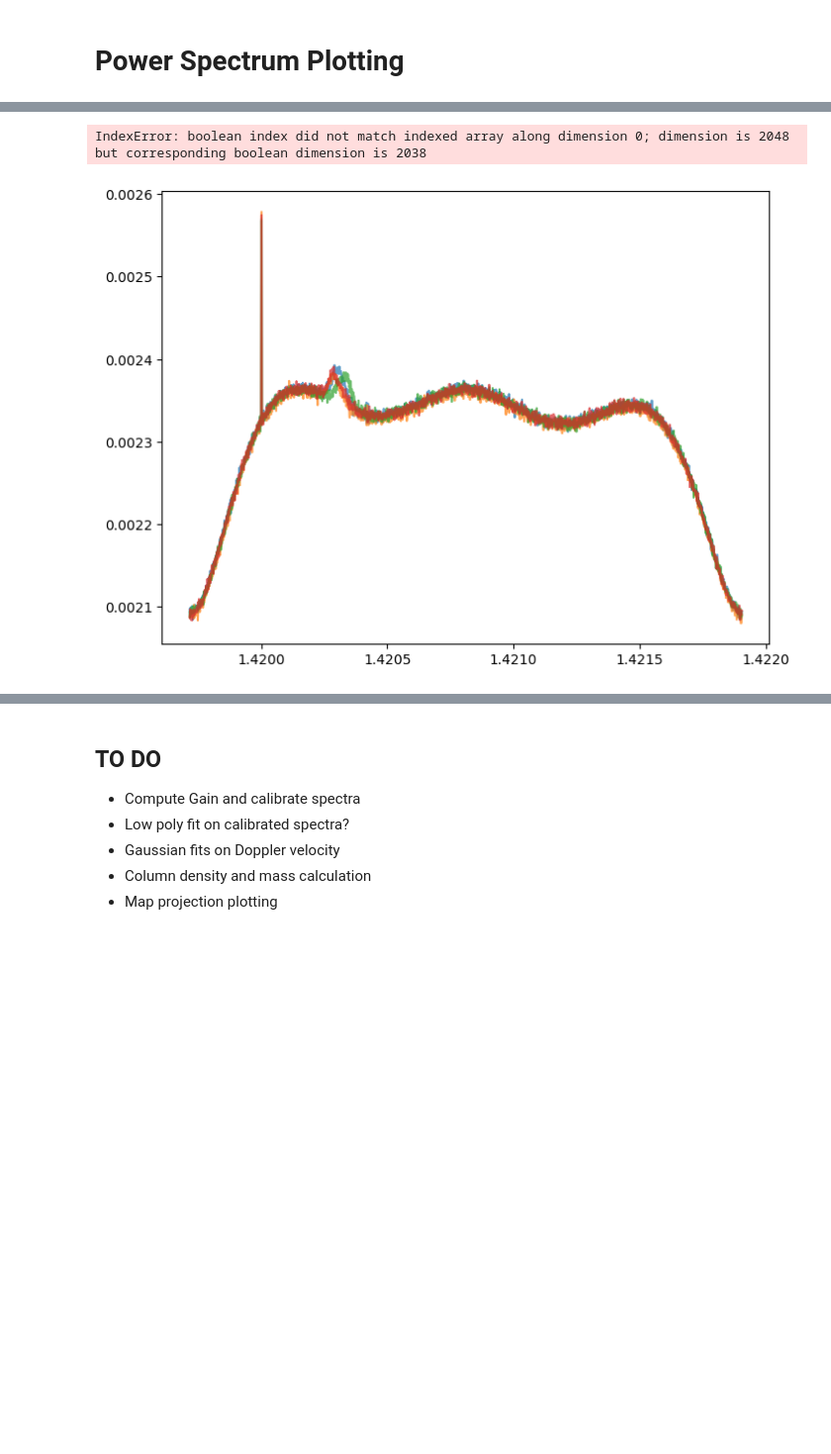
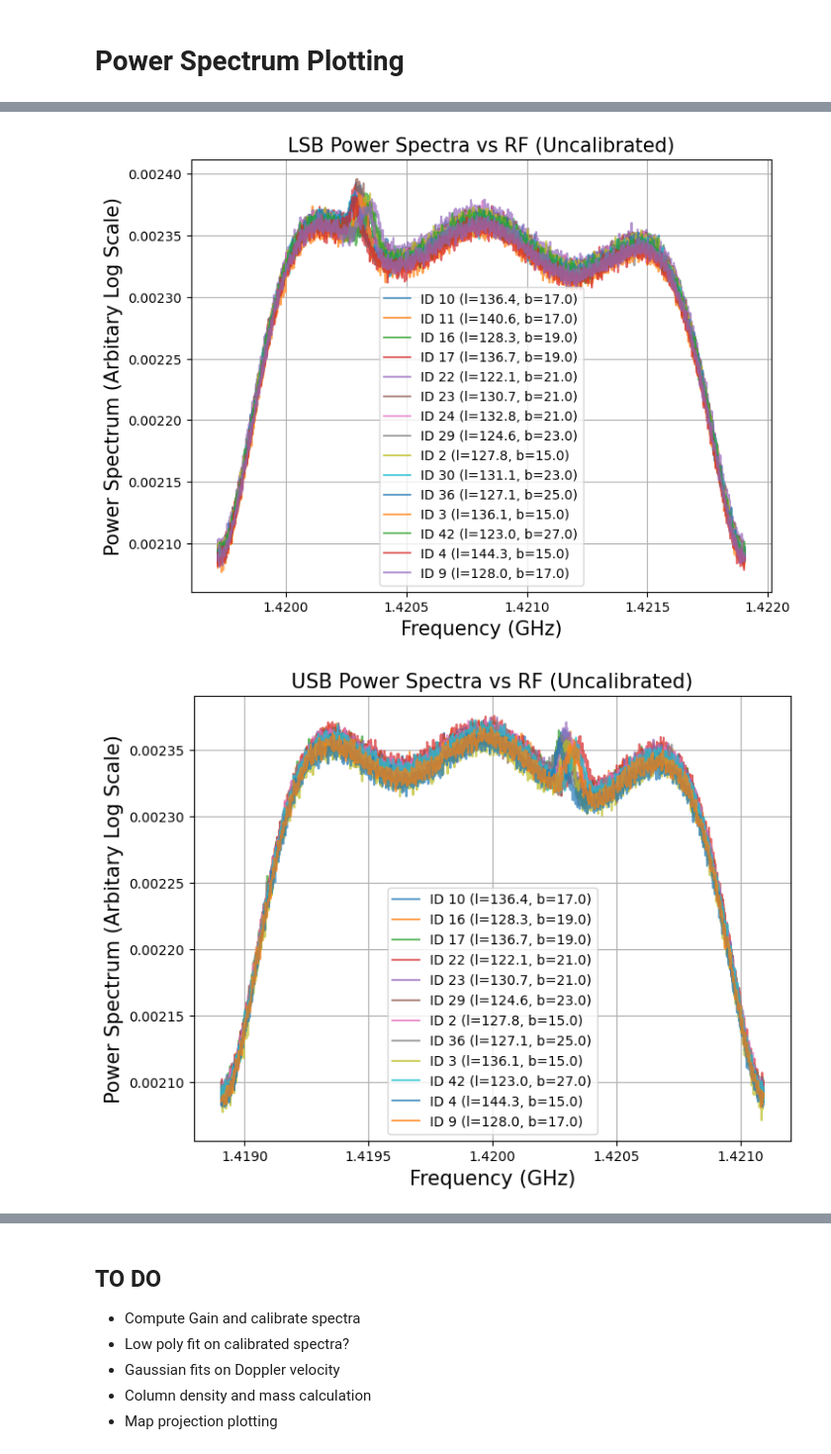
Before and after one commit to Brandon102002/ugastro, a Jupyter notebook: lab_4_analysis.ipynb, the cells around one changed output, grey strips where cells are left out. Shown at 99% size. Drawn from its saved outputs; the diff is of its cells as text; code cells hidden in the pictures; blank space fills up the shorter version.

```diff
--- a/lab_4_analysis.ipynb
+++ b/lab_4_analysis.ipynb
@@ -170,18 +170,17 @@ def plot_power_spectra(points, which="USB", LO=LO_USB, spike_mask_range=None, no
 
     freqs = fftfreq(WINDOW, 1/SAMPLE_RATE) + LO
     freqs = fftshift((freqs))[bounds[0]:bounds[1]]
-    #freqs = freqs[bounds[0]:bounds[1]]
 
     for point in points:
         spectrum = getattr(point, which)
         if spectrum is None:
             continue    # Skip
 
-        if spike_mask_range and (point.id in (9, 22)):
-            spectrum = mask_and_resample_spike(freqs, spectrum, spike_mask_range)
         spectrum = spectrum - np.mean(spectrum) if normalize else spectrum
         spectrum = fftshift(np.log(spectrum[bounds[0]:bounds[1]]))
-        #spectrum = np.log(spectrum[bounds[0]:bounds[1]])
+        if spike_mask_range:
+            spectrum = mask_and_resample_spike(freqs, spectrum, spike_mask_range)
+
         label = f"ID {point.id} (l={point.l:.1f}, b={point.b:.1f})"
         plt.plot(freqs / 1e9, spectrum / 4e3, label=label, alpha=0.7)
 
@@ -190,7 +189,8 @@ def plot_power_spectra(points, which="USB", LO=LO_USB, spike_mask_range=None, no
     #plt.yscale("log")
     plt.xlim(xlim)
     plt.ylim(ylim)
-    plt.legend(fontsize=legendSize)
+    #plt.legend(fontsize=legendSize)
+    plt.legend()
     title_label = "(Normalized)" if normalize else "(Uncalibrated)"
     plt.title(f"{which} Power Spectra vs RF {title_label}", size=titleSize)
     plt.grid()
@@ -223,7 +223,7 @@ def mask_and_resample_spike(freqs, spectrum, spike_range):
 
     return cleaned
 
-mask = (1.41995e9, 1.42005e9)
+mask = (1.419995e9, 1.420005e9)
 plot_power_spectra(data_4_25[0]["normal"], which="USB", LO=LO_USB)
 plot_power_spectra(data_4_25[0]["normal"], which="LSB", LO=LO_LSB, spike_mask_range=mask)
 plot_power_spectra(data_4_25[0]["calibration"], which="USB", LO=LO_USB)
@@ -232,5 +232,5 @@ plot_power_spectra(data_4_25[0]["calibration"], which="USB", LO=LO_USB)
-IndexError: boolean index did not match indexed array along dimension 0; dimension is 2048 but corresponding boolean dimension is 2038
-[figure, old version]
+[figure, new version]
+[figure, added]
 # %%
 def onlineOfflineSpectra(points, normalize=False) -> Dict[Tuple[float, float], Dict[str, np.ndarray]]:
     temp_storage: Dict[Tuple[float, float], Dict[str, np.ndarray]] = {}
```
Also changed, not shown: parts of 1 cell of this notebook.
